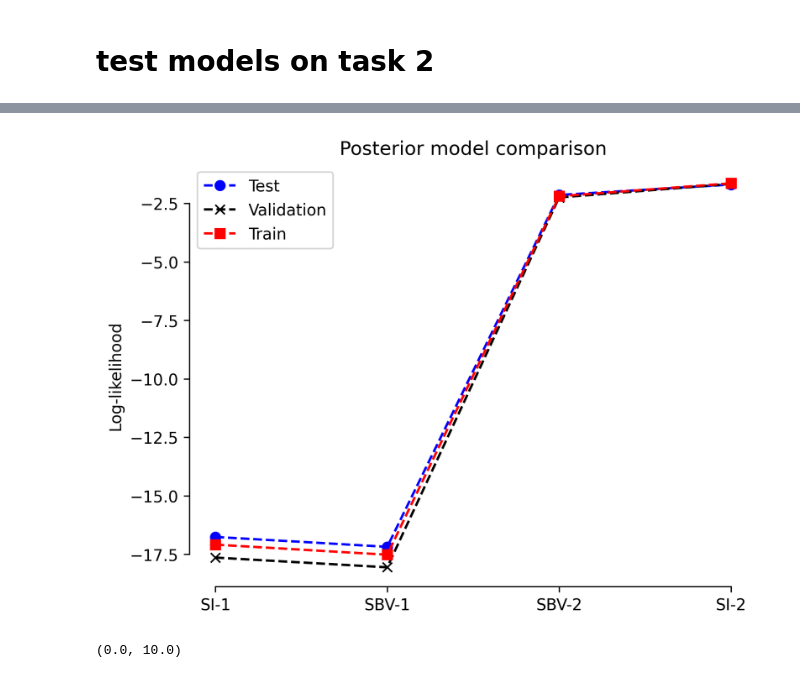
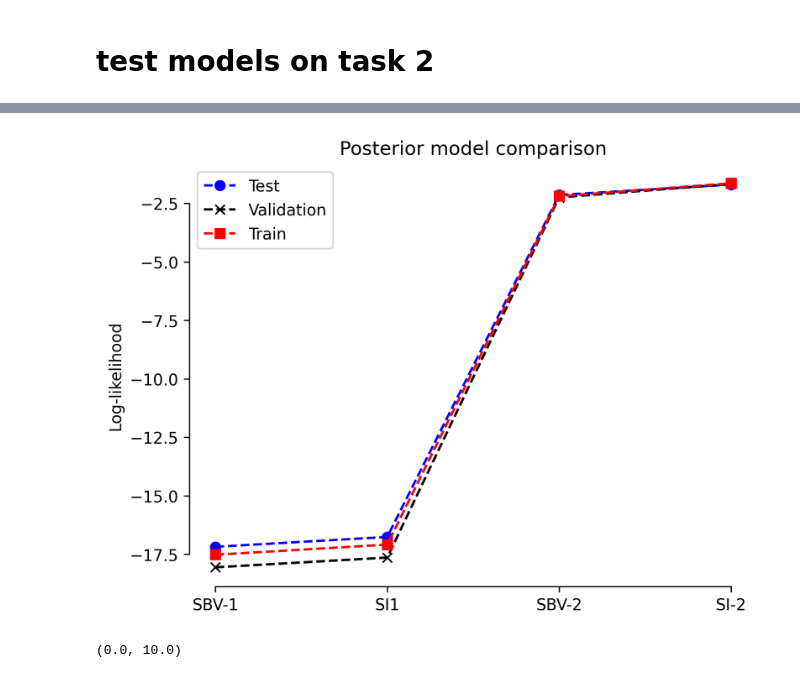
Before and after one commit to suhasshrinivasan/task-transfer, a Jupyter notebook: experiments/learning/evaluate_predictive_models.ipynb, the cells around one changed output, grey strips where cells are left out. Saved outputs shown, nothing was run; the diff lists cells and outputs as text; code cells hidden in the pictures.

```diff
--- a/experiments/learning/evaluate_predictive_models.ipynb
+++ b/experiments/learning/evaluate_predictive_models.ipynb
@@ -309,48 +372,48 @@ test_lp_si2, _ = compute_logl(
 )
 # %%
 test_logls = [
+    test_lp_sbv1.mean().item(),
     test_lp_si1.mean().item(),
-    test_lp_sbv1.mean().item(),
     test_lp_sbv2.mean().item(),
     test_lp_si2.mean().item(),
 ]
 val_logls = [
+    val_lp_sbv1.mean().item(),
     val_lp_si1.mean().item(),
-    val_lp_sbv1.mean().item(),
     val_lp_sbv2.mean().item(),
     val_lp_si2.mean().item(),
 ]
 train_logls = [
+    train_lp_sbv1.mean().item(),
     train_lp_si1.mean().item(),
-    train_lp_sbv1.mean().item(),
     train_lp_sbv2.mean().item(),
     train_lp_si2.mean().item(),
 ]
 
 # test_logls_sems = [test_lp_si1.std().item(), test_lp_si2.std().item()]
 # val_logls_sems = [val_lp_si1.std().item(), val_lp_si2.std().item()]
 # train_logls_sems = [train_lp_si1.std().item(), train_lp_si2.std().item()]
 
-x = ["SI-1", "SBV-1", "SBV-2", "SI-2"]
+x = ["SBV-1", "SI1", "SBV-2", "SI-2"]
 
 fig, ax = plt.subplots(dpi=300)
 ax.plot(x, test_logls, color="blue", marker="o", linestyle="--", label="Test")
 ax.plot(x, val_logls, color="black", marker="x", linestyle="--", label="Validation")
 ax.plot(x, train_logls, color="red", marker="s", linestyle="--", label="Train")
 
 # ax.fill_between(
 #     x,
 #     [test_logls[i] - test_logls_sems[i] for i in range(6)][::-1],
 #     [test_logls[i] + test_logls_sems[i] for i in range(6)][::-1],
 #     alpha=0.3,
 # )
 sns.despine(ax=ax, trim=True)
 ax.set_ylabel("Log-likelihood")
 ax.set_title("Posterior model comparison")
 ax.legend()
 plt.show()
 # %% [output]
-[figure, old version]
+[figure, new version]
 # %%
 # orientations = torch.tensor([0.0])
 orientations = torch.linspace(0, torch.pi, steps=45 + 1)[:-1][::11]
```
Also changed, not shown: parts of 8 cells of this notebook, 4 other files.
